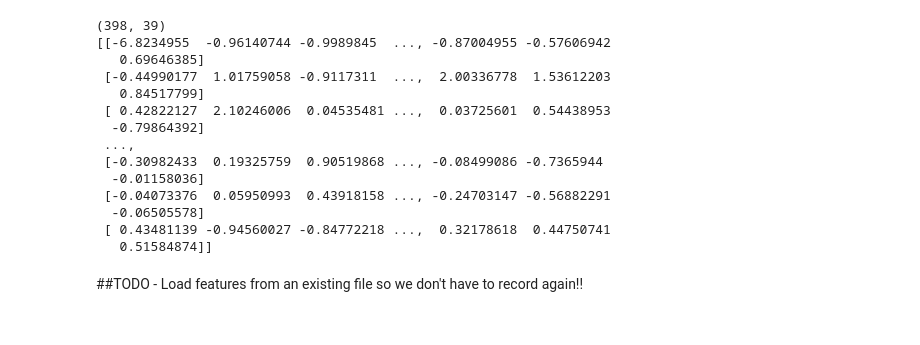
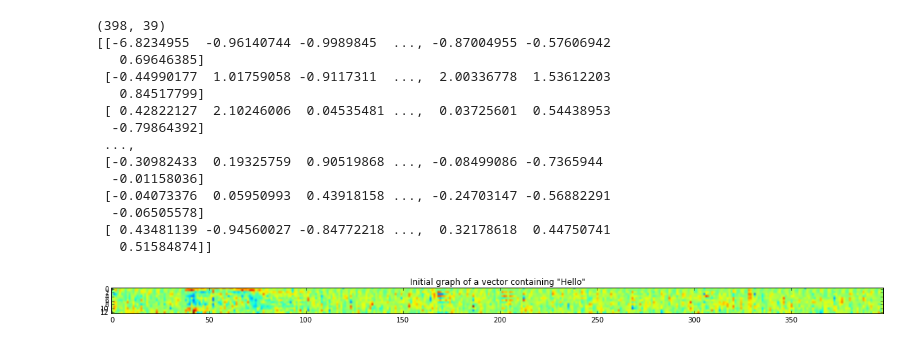
Before and after one commit to markstrefford/pyaudiorecognition, a Jupyter notebook: audio_research_code.ipynb, the cells around one changed output. Cells and saved outputs as stored; diff of their text form; code cells hidden in the pictures.

Commit message:
pyplot fixes
Fixed issues relating to correct use of imshow() and plot() for
displaying the vectors of "hello"

```diff
--- a/audio_research_code.ipynb
+++ b/audio_research_code.ipynb
@@ -137 +130,7 @@ Writing features to features.data/features-1460958813.67.data
+# %%
+filename="features-1460958813.67.data"  #Need to manually set the filename to load
+directory="./features.data"
+
+features_filename=directory + "/" + filename
+features = np.loadtxt(features_filename)
 # %% [markdown]
@@ -157,19 +156,22 @@ print features
   -0.06505578]
  [ 0.43481139 -0.94560027 -0.84772218 ...,  0.32178618  0.44750741
    0.51584874]]
-# %% [markdown]
-##TODO - Load features from an existing file so we don't have to record again!!
 # %%
 import matplotlib.pyplot as plt
 
+# Tell iPython to include plots inline in the notebook
+%matplotlib inline
+
 #Start by transposing features so that the graph is longer in the x-direction
-features_t = features.transpose()
+features_t = features[:, 0:13].transpose()
 
 #Now split out into original, delta and delta-delta
 
-
-plt.figure(1)
+plt.figure(figsize=(20,5))
 plt.clf()
 plt.imshow(features_t)
 plt.title('Initial graph of a vector containing "Hello"')
 plt.show()
+plt.close()
+# %% [output]
+[figure, added]
```
Also changed, not shown: parts of 13 cells of this notebook.
